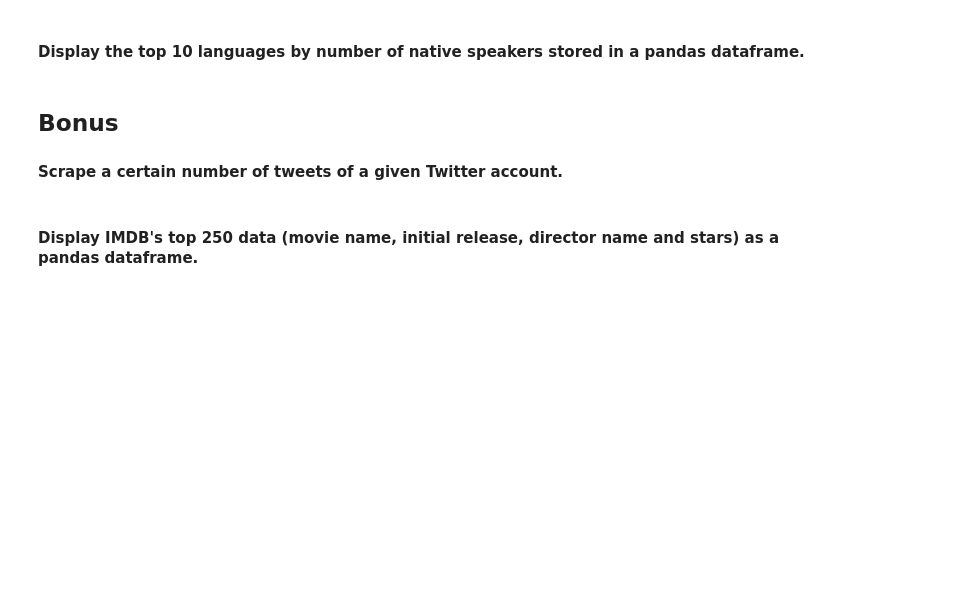
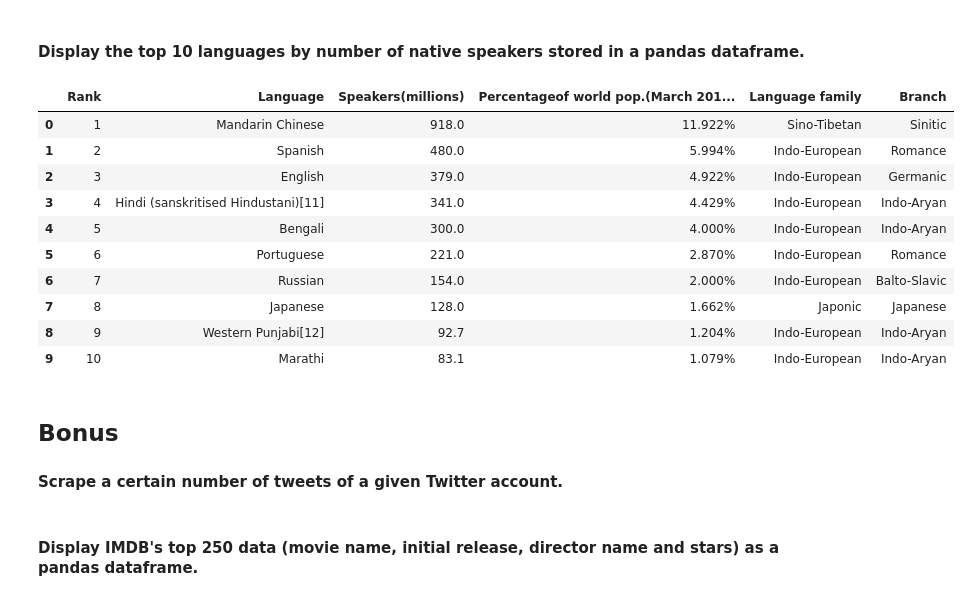
Before and after one commit to Malvagfr/dataptmad1121_labs, a Jupyter notebook: extra-work/m1/lab-web-scraping/your-code/main.ipynb, the cells around one changed output. Drawn from its saved outputs; the diff is of its cells as text; code cells hidden in the pictures; blank space fills up the shorter version.

```diff
--- a/extra-work/m1/lab-web-scraping/your-code/main.ipynb
+++ b/extra-work/m1/lab-web-scraping/your-code/main.ipynb
@@ -431,6 +432,20 @@ url = 'https://data.gov.uk/'
 url = 'https://en.wikipedia.org/wiki/List_of_languages_by_number_of_native_speakers'
 # %%
 # your code here
+languajes=pd.read_html(url)[1]
+languajes.iloc[0:10]
+# %% [output]
+|  | Rank | Language | Speakers(millions) | Percentageof world pop.(March 201... | Language family | Branch |
+| 0 | 1 | Mandarin Chinese | 918.0 | 11.922% | Sino-Tibetan | Sinitic |
+| 1 | 2 | Spanish | 480.0 | 5.994% | Indo-European | Romance |
+| 2 | 3 | English | 379.0 | 4.922% | Indo-European | Germanic |
+| 3 | 4 | Hindi (sanskritised Hindustani)[11] | 341.0 | 4.429% | Indo-European | Indo-Aryan |
+| 4 | 5 | Bengali | 300.0 | 4.000% | Indo-European | Indo-Aryan |
+| 5 | 6 | Portuguese | 221.0 | 2.870% | Indo-European | Romance |
+| 6 | 7 | Russian | 154.0 | 2.000% | Indo-European | Balto-Slavic |
+| 7 | 8 | Japanese | 128.0 | 1.662% | Japonic | Japanese |
+| 8 | 9 | Western Punjabi[12] | 92.7 | 1.204% | Indo-European | Indo-Aryan |
+| 9 | 10 | Marathi | 83.1 | 1.079% | Indo-European | Indo-Aryan |
 # %% [markdown]
 ## Bonus
 #### Scrape a certain number of tweets of a given Twitter account.
```
Also changed, not shown: parts of 48 cells of this notebook.
